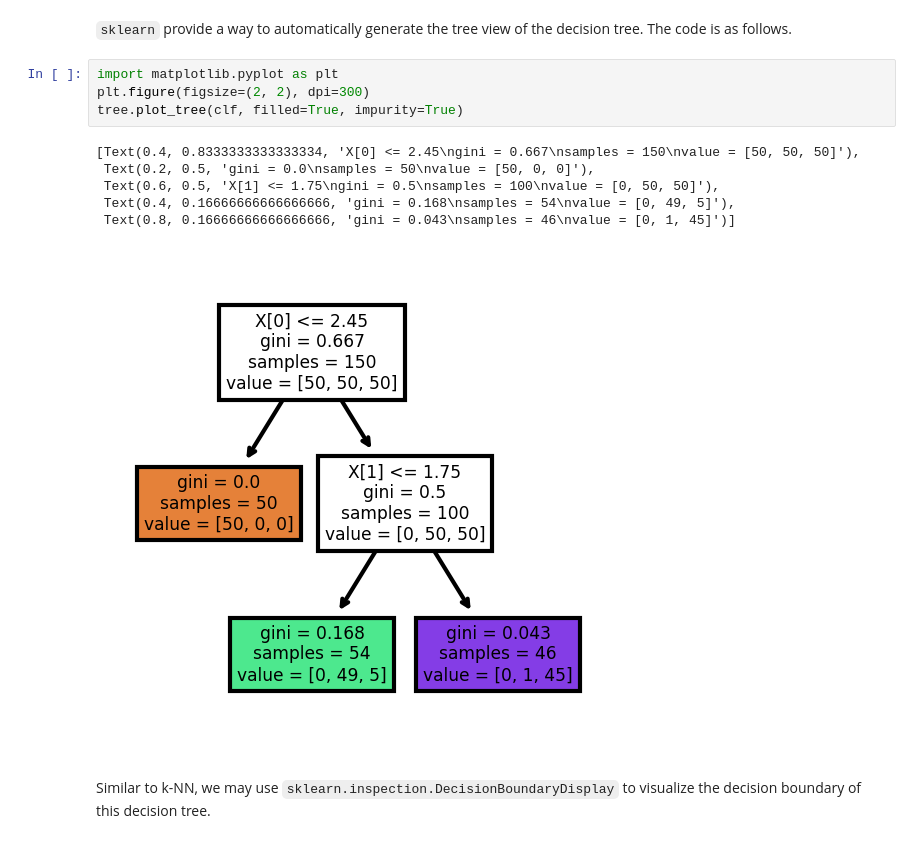
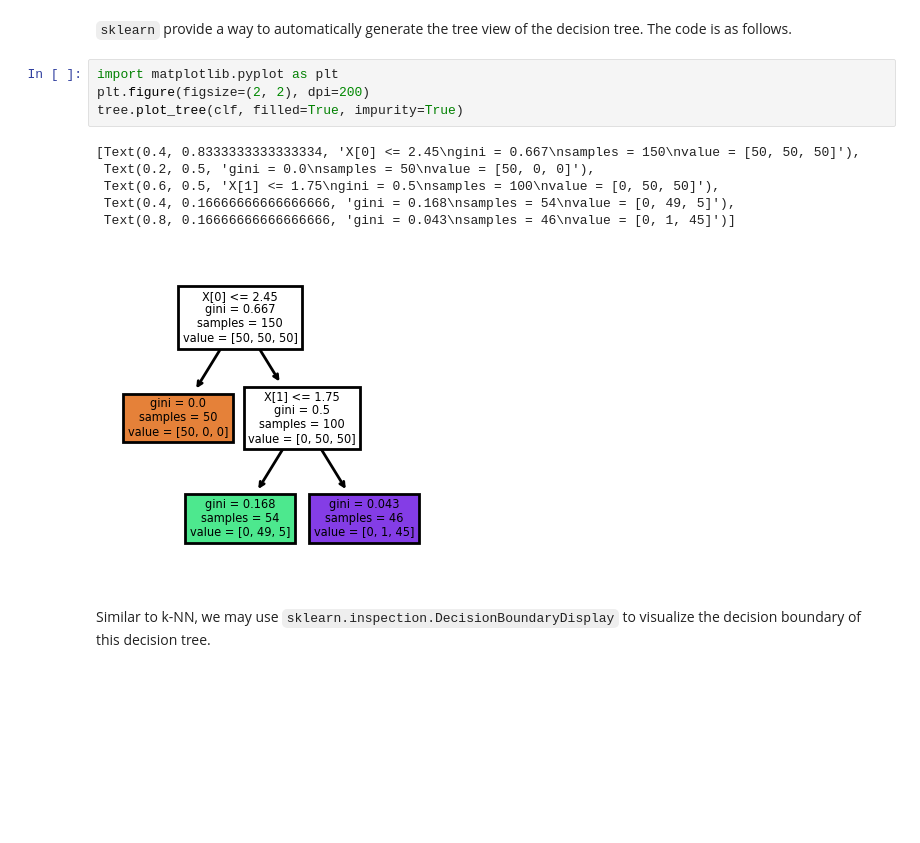
Before and after one commit to xiaoxl/ml22, a Jupyter notebook: _sources/Chapter3/dt.ipynb, the cells around one changed output. Cells and saved outputs as stored; diff of their text form; blank space fills up the shorter version.

```diff
--- a/_sources/Chapter3/dt.ipynb
+++ b/_sources/Chapter3/dt.ipynb
@@ -77,15 +77,15 @@ DecisionTreeClassifier(max_depth=2)
 `sklearn` provide a way to automatically generate the tree view of the decision tree. The code is as follows.
 # %%
 import matplotlib.pyplot as plt
-plt.figure(figsize=(2, 2), dpi=300)
+plt.figure(figsize=(2, 2), dpi=200)
 tree.plot_tree(clf, filled=True, impurity=True)
 # %% [output]
 [Text(0.4, 0.8333333333333334, 'X[0] <= 2.45\ngini = 0.667\nsamples = 150\nvalue = [50, 50, 50]'),
  Text(0.2, 0.5, 'gini = 0.0\nsamples = 50\nvalue = [50, 0, 0]'),
  Text(0.6, 0.5, 'X[1] <= 1.75\ngini = 0.5\nsamples = 100\nvalue = [0, 50, 50]'),
  Text(0.4, 0.16666666666666666, 'gini = 0.168\nsamples = 54\nvalue = [0, 49, 5]'),
  Text(0.8, 0.16666666666666666, 'gini = 0.043\nsamples = 46\nvalue = [0, 1, 45]')]
-[figure, old version]
+[figure, new version]
 # %% [markdown]
 Similar to k-NN, we may use `sklearn.inspection.DecisionBoundaryDisplay` to visualize the decision boundary of this decision tree.
 # %%
```
Also changed, not shown: 3 other files.
